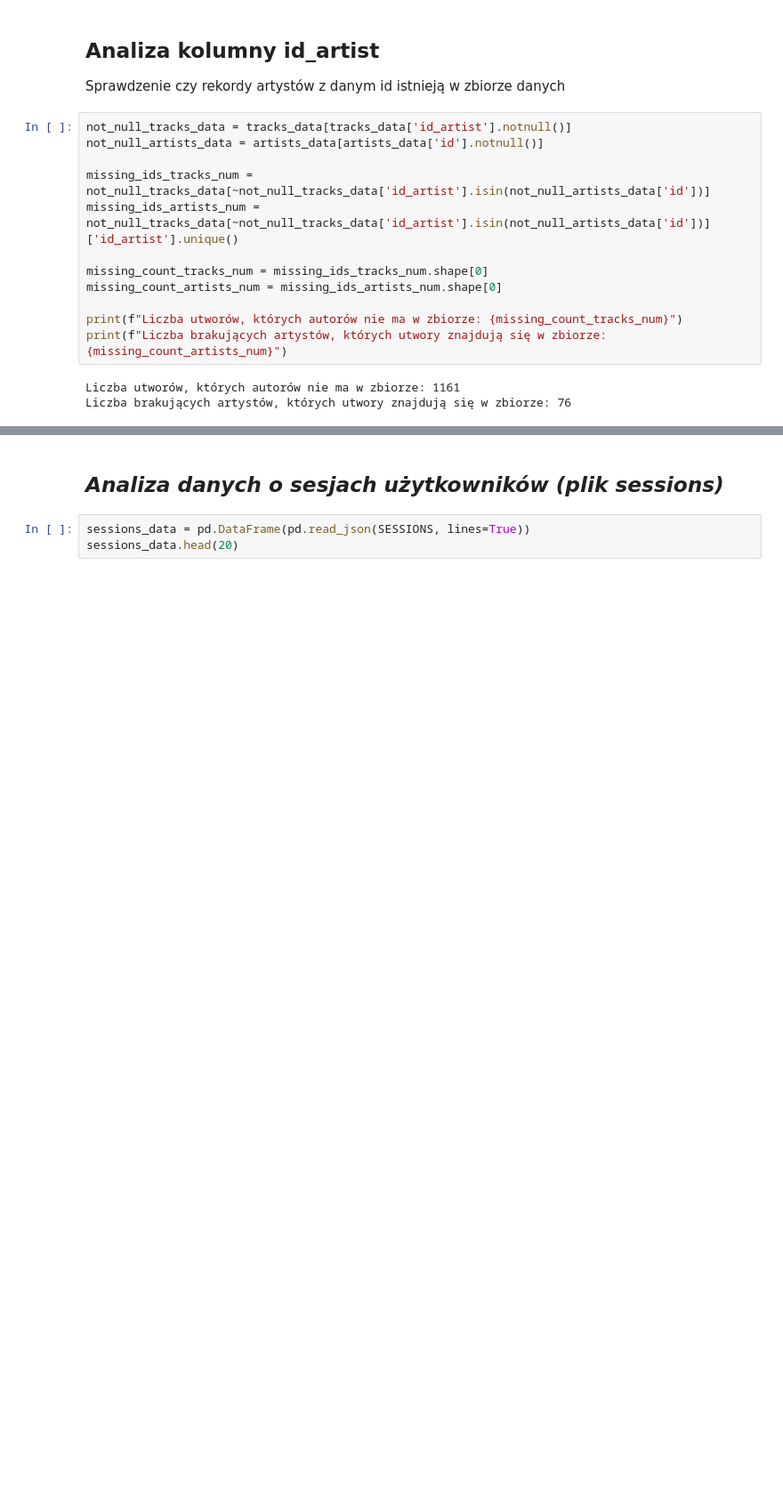
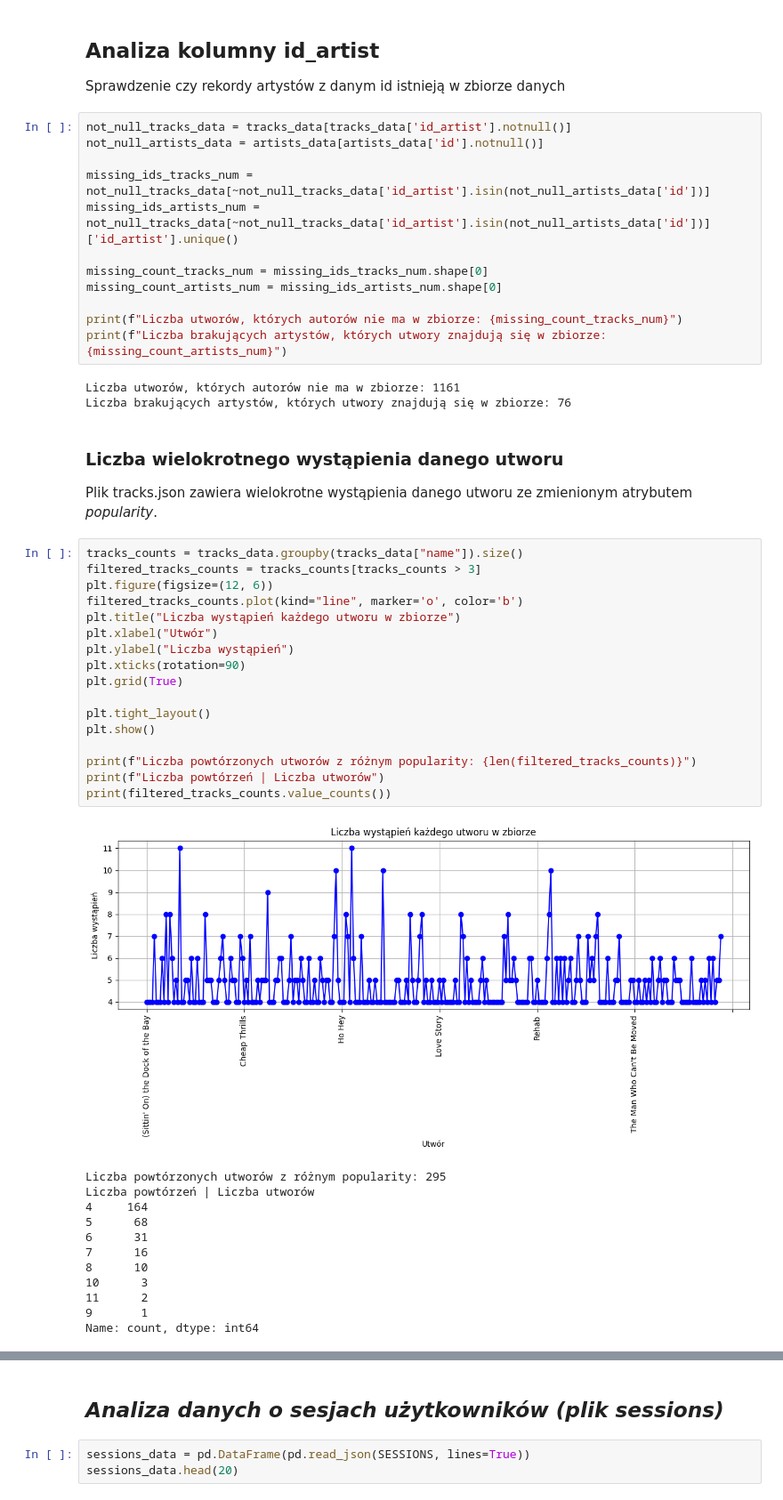
Before and after one commit to dominikaferfecka/TrendingSongForecast, a Jupyter notebook: IUM_etap1.ipynb, the cells around one changed output, grey strips where cells are left out. Shown at 89% size. Drawn from its saved outputs; the diff is of its cells as text; blank space fills up the shorter version.

```diff
--- a/IUM_etap1.ipynb
+++ b/IUM_etap1.ipynb
@@ -300,3 +299,36 @@ print(f"Liczba brakujących artystów, których utwory znajdują się w zbiorze:
 # %% [output]
 Liczba utworów, których autorów nie ma w zbiorze: 1161
 Liczba brakujących artystów, których utwory znajdują się w zbiorze: 76
+# %% [markdown]
+### Liczba wielokrotnego wystąpienia danego utworu
+Plik tracks.json zawiera wielokrotne wystąpienia danego utworu ze zmienionym atrybutem *popularity*.
+# %%
+tracks_counts = tracks_data.groupby(tracks_data["name"]).size()
+filtered_tracks_counts = tracks_counts[tracks_counts > 3]
+plt.figure(figsize=(12, 6))
+filtered_tracks_counts.plot(kind="line", marker='o', color='b')
+plt.title("Liczba wystąpień każdego utworu w zbiorze")
+plt.xlabel("Utwór")
+plt.ylabel("Liczba wystąpień")
+plt.xticks(rotation=90)
+plt.grid(True)
+
+plt.tight_layout()
+plt.show()
+
+print(f"Liczba powtórzonych utworów z różnym popularity: {len(filtered_tracks_counts)}")
+print(f"Liczba powtórzeń | Liczba utworów")
+print(filtered_tracks_counts.value_counts())
+# %% [output]
+[figure, added]
+Liczba powtórzonych utworów z różnym popularity: 295
+Liczba powtórzeń | Liczba utworów
+4     164
+5      68
+6      31
+7      16
+8      10
+10      3
+11      2
+9       1
+Name: count, dtype: int64
```
Also changed, not shown: parts of 4 cells of this notebook.
